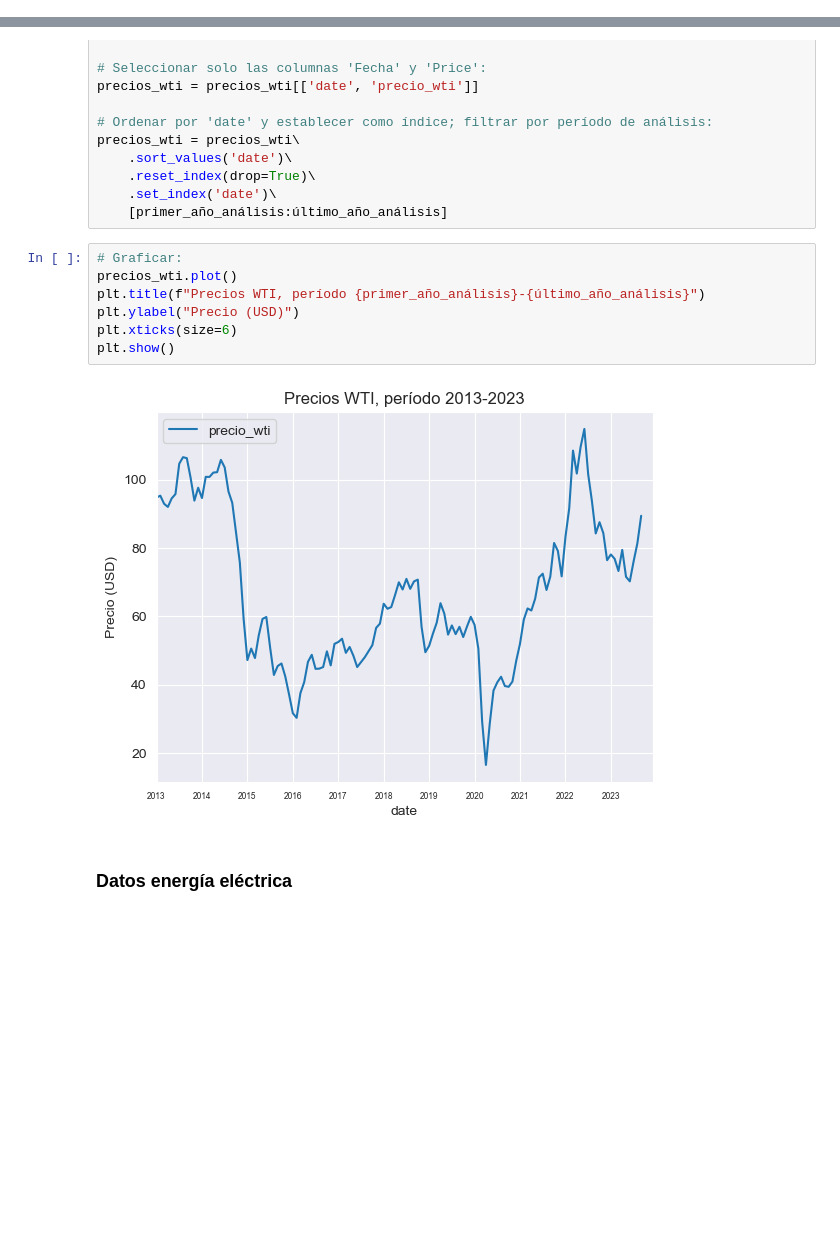
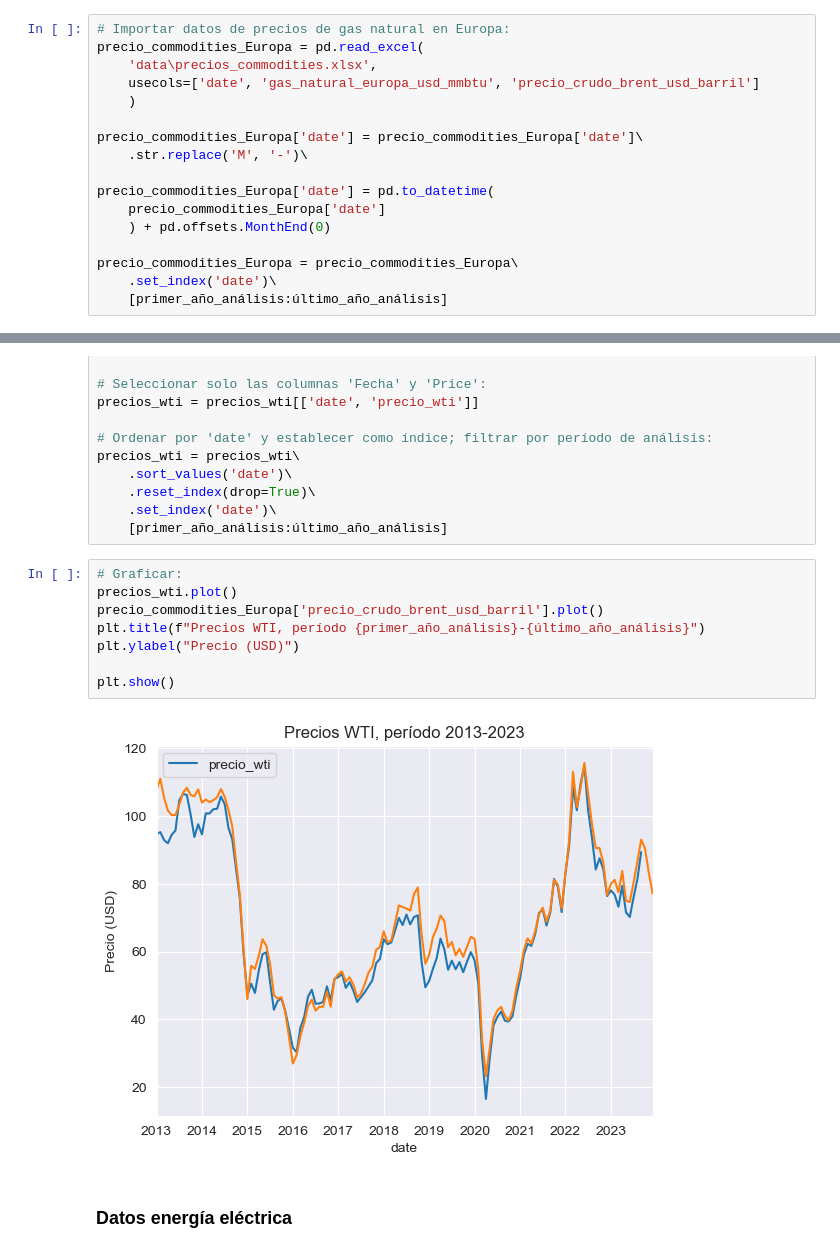
Before and after one commit to IFTrejoM/time-series-fertilizer-price-predictor, a Jupyter notebook: web_scrapping.ipynb, the cells around one changed output, grey strips where cells are left out. Drawn from its saved outputs; the diff is of its cells as text; blank space fills up the shorter version.

Commit message:
New gas and Brenton oil variables

```diff
--- a/web_scrapping.ipynb
+++ b/web_scrapping.ipynb
@@ -34,0 +36,17 @@ plt.show()
+# %%
+# Importar datos de precios de gas natural en Europa:
+precio_commodities_Europa = pd.read_excel(
+    'data\precios_commodities.xlsx',
+    usecols=['date', 'gas_natural_europa_usd_mmbtu', 'precio_crudo_brent_usd_barril']
+    )
+
+precio_commodities_Europa['date'] = precio_commodities_Europa['date']\
+    .str.replace('M', '-')\
+
+precio_commodities_Europa['date'] = pd.to_datetime(
+    precio_commodities_Europa['date']
+    ) + pd.offsets.MonthEnd(0)
+
+precio_commodities_Europa = precio_commodities_Europa\
+    .set_index('date')\
+    [primer_año_análisis:último_año_análisis]
@@ -115,12 +143,13 @@ precios_wti = precios_wti\
 # %%
 # Graficar:
 precios_wti.plot()
+precio_commodities_Europa['precio_crudo_brent_usd_barril'].plot()
 plt.title(f"Precios WTI, período {primer_año_análisis}-{último_año_análisis}")
 plt.ylabel("Precio (USD)")
-plt.xticks(size=6)
+
 plt.show()
 # %% [output]
-[figure, old version]
+[figure, new version]
 # %% [markdown]
 ### Datos energía eléctrica
 # %%
```
Also changed, not shown: parts of 7 cells of this notebook, 3 other files.
